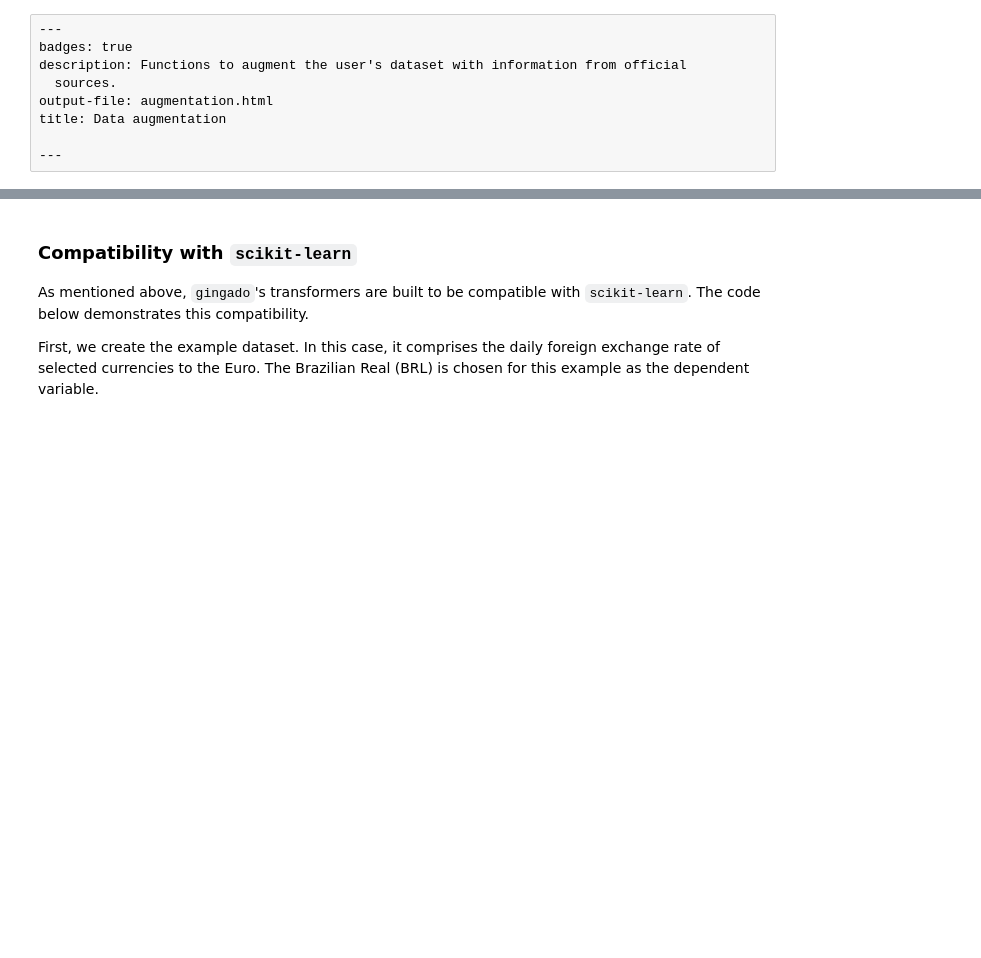
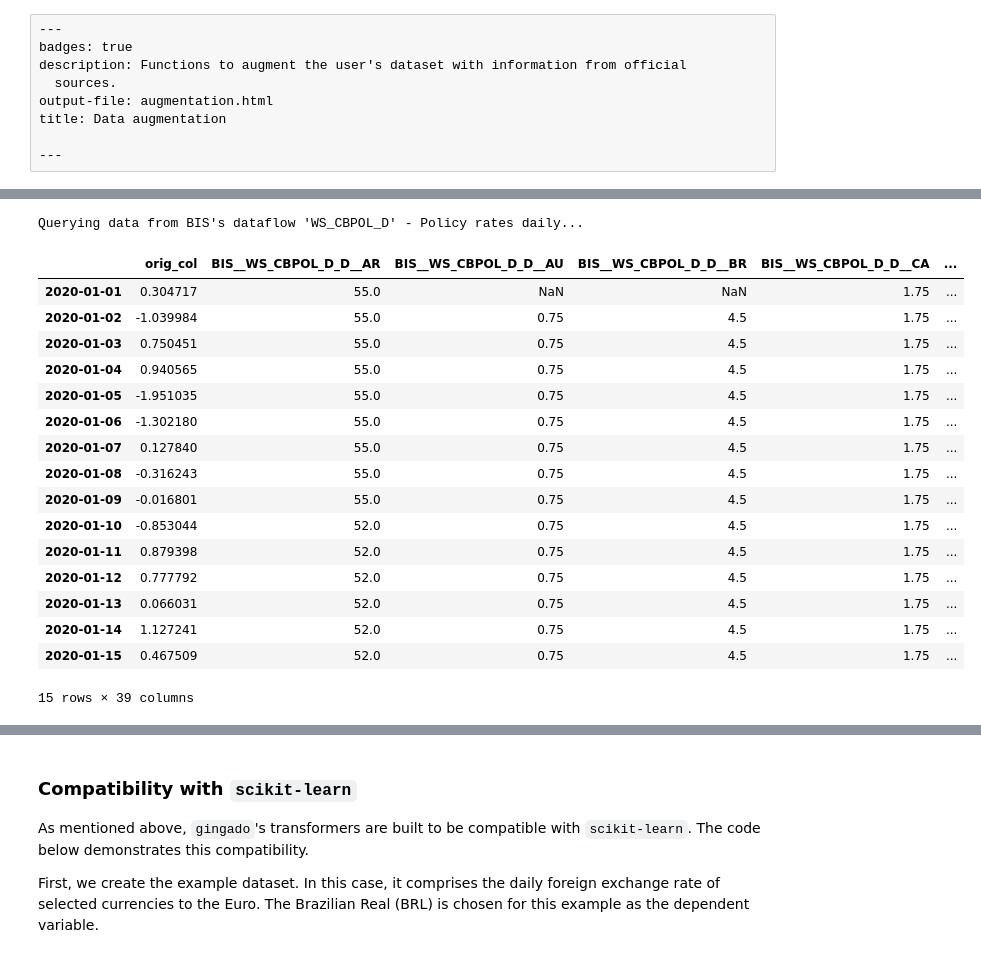
Before and after one commit to dkgaraujo/gingado, a Jupyter notebook: 00_augmentation.ipynb, the cells around one changed output, grey strips where cells are left out. Cells and saved outputs as stored; diff of their text form; code cells hidden in the pictures; blank space fills up the shorter version.

```diff
--- a/00_augmentation.ipynb
+++ b/00_augmentation.ipynb
@@ -177,0 +207,7 @@ A transformer that augments a dataset using SDMX
+# %%
+rng = np.random.default_rng(seed=42)
+
+periods = 15
+idx = pd.date_range(freq='d', start='2020-01-01', periods=periods)
+orig_data = pd.DataFrame({'orig_col': rng.standard_normal(periods)}, index=idx)
+orig_data.head()
@@ -177,0 +221,23 @@ A transformer that augments a dataset using SDMX
+# %%
+aug_NoVarThresh = AugmentSDMX(variance_threshold=None)
+aug_data = aug_NoVarThresh.fit_transform(orig_data)
+aug_data
+# %% [output]
+Querying data from BIS's dataflow 'WS_CBPOL_D' - Policy rates daily...
+|  | orig_col | BIS__WS_CBPOL_D_D__AR | BIS__WS_CBPOL_D_D__AU | BIS__WS_CBPOL_D_D__BR | BIS__WS_CBPOL_D_D__CA | ... |
+| 2020-01-01 | 0.304717 | 55.0 | NaN | NaN | 1.75 | ... |
+| 2020-01-02 | -1.039984 | 55.0 | 0.75 | 4.5 | 1.75 | ... |
+| 2020-01-03 | 0.750451 | 55.0 | 0.75 | 4.5 | 1.75 | ... |
+| 2020-01-04 | 0.940565 | 55.0 | 0.75 | 4.5 | 1.75 | ... |
+| 2020-01-05 | -1.951035 | 55.0 | 0.75 | 4.5 | 1.75 | ... |
+| 2020-01-06 | -1.302180 | 55.0 | 0.75 | 4.5 | 1.75 | ... |
+| 2020-01-07 | 0.127840 | 55.0 | 0.75 | 4.5 | 1.75 | ... |
+| 2020-01-08 | -0.316243 | 55.0 | 0.75 | 4.5 | 1.75 | ... |
+| 2020-01-09 | -0.016801 | 55.0 | 0.75 | 4.5 | 1.75 | ... |
+| 2020-01-10 | -0.853044 | 52.0 | 0.75 | 4.5 | 1.75 | ... |
+| 2020-01-11 | 0.879398 | 52.0 | 0.75 | 4.5 | 1.75 | ... |
+| 2020-01-12 | 0.777792 | 52.0 | 0.75 | 4.5 | 1.75 | ... |
+| 2020-01-13 | 0.066031 | 52.0 | 0.75 | 4.5 | 1.75 | ... |
+| 2020-01-14 | 1.127241 | 52.0 | 0.75 | 4.5 | 1.75 | ... |
+| 2020-01-15 | 0.467509 | 52.0 | 0.75 | 4.5 | 1.75 | ... |
+15 rows × 39 columns
```
Also changed, not shown: parts of 20 cells of this notebook, 1 other file.
